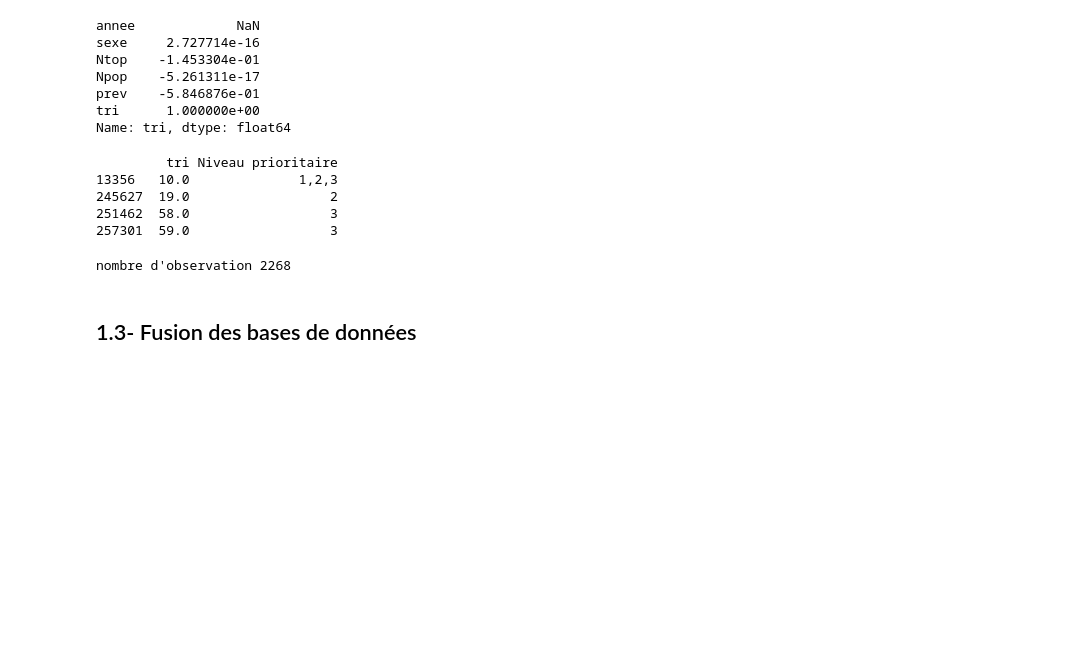
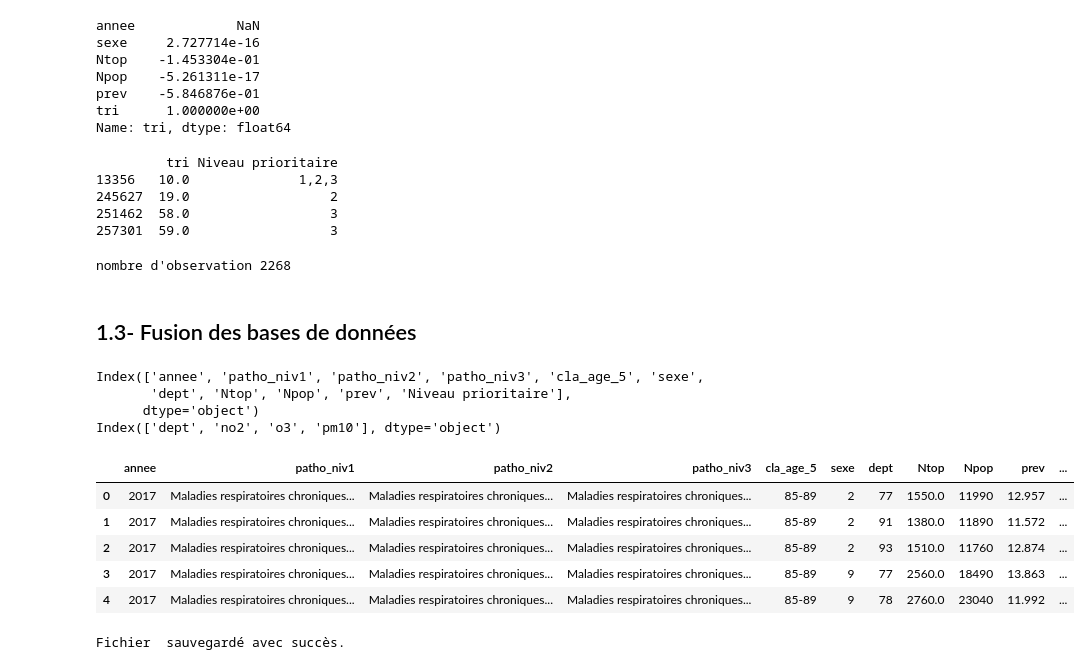
Before and after one commit to IvanaKUETE/projet-Python, a Jupyter notebook: projet/notebook/analyse_exploratoire.ipynb, the cells around one changed output. Cells and saved outputs as stored; diff of their text form; code cells hidden in the pictures; blank space fills up the shorter version.

```diff
--- a/projet/notebook/analyse_exploratoire.ipynb
+++ b/projet/notebook/analyse_exploratoire.ipynb
@@ -84,15 +83,15 @@ Variable :
     <li> PM10 (particules fines) : Mesuré en µg/m³, ce sont des particules en suspension dans l’air dont le diamètre est inférieur à 10 micromètres. Elles proviennent de diverses sources, y compris les émissions des véhicules, les industries, et les activités de construction.</li>
 </ul>
 # %%
-quali_air=qualite_air.copy()
+quali_aire=qualite_air.copy()
 var=['no2', 'o3', 'pm10']
-quali_air['dept']= qualite_air['ninsee'].astype(str).str[:2].astype(int)
+quali_aire['dept']= qualite_air['ninsee'].astype(str).str[:2].astype(int)
 
 
-quali_air=quali_air.groupby('dept')[var].mean().reset_index()
+quali_aire=quali_air.groupby('dept')[var].mean().reset_index()
 vars=['dept','no2', 'o3', 'pm10']
-quali_air=round(quali_air[vars],2)
-quali_air.head()
+quali_aire=round(quali_air[vars],2)
+quali_aire.head()
 # %% [output]
 |  | dept | no2 | o3 | pm10 |
 | 0 | 0 | 37.89 | 35.77 | 36.33 |
@@ -359,9 +358,9 @@ print(new_pathologie[['tri', 'Niveau prioritaire']].drop_duplicates())
 #on supprime donc la colonne tri
 new_data=new_pathologie.drop(columns =['tri'])
 # %%
-#on adapte une data-set dans les libelles
-#on supprime prev pour le calucler plutart
-new_data_1=new_data.drop(columns=['prev','libelle_classe_age','libelle_sexe'])
+#on adapte une data-set sans les libelles et le code top
+
+new_data_1=new_data.drop(columns=['top','libelle_classe_age','libelle_sexe'])
 # %%
 #new_data_1.head()
 print("nombre d'observation",new_data_1.shape[0])
@@ -371,3 +370,35 @@ nombre d'observation 2268
 <h2 style=" text-align:left">
 1.3- Fusion des bases de données
 </h2>
+# %%
+#on verifie les nom du colunms avant de fisionner .
+print(new_data_1.columns)
+print(quali_aire.columns)
+
+# on convertie la colonne dept en str pour les deux data
+new_data_1['dept'] = new_data_1['dept'].astype(int)
+quali_aire['dept'] = quali_aire['dept'].astype(int)
+# %% [output]
+Index(['annee', 'patho_niv1', 'patho_niv2', 'patho_niv3', 'cla_age_5', 'sexe',
+       'dept', 'Ntop', 'Npop', 'prev', 'Niveau prioritaire'],
+      dtype='object')
+Index(['dept', 'no2', 'o3', 'pm10'], dtype='object')
+# %%
+# on va faire un left joint
+
+principal_data = pd.merge(new_data_1,quali_aire, on="dept", how="left")
+principal_data.head(5)
+# %% [output]
+|  | annee | patho_niv1 | patho_niv2 | patho_niv3 | cla_age_5 | sexe | dept | Ntop | Npop | prev | ... |
+| 0 | 2017 | Maladies respiratoires chroniques... | Maladies respiratoires chroniques... | Maladies respiratoires chroniques... | 85-89 | 2 | 77 | 1550.0 | 11990 | 12.957 | ... |
+| 1 | 2017 | Maladies respiratoires chroniques... | Maladies respiratoires chroniques... | Maladies respiratoires chroniques... | 85-89 | 2 | 91 | 1380.0 | 11890 | 11.572 | ... |
+| 2 | 2017 | Maladies respiratoires chroniques... | Maladies respiratoires chroniques... | Maladies respiratoires chroniques... | 85-89 | 2 | 93 | 1510.0 | 11760 | 12.874 | ... |
+| 3 | 2017 | Maladies respiratoires chroniques... | Maladies respiratoires chroniques... | Maladies respiratoires chroniques... | 85-89 | 9 | 77 | 2560.0 | 18490 | 13.863 | ... |
+| 4 | 2017 | Maladies respiratoires chroniques... | Maladies respiratoires chroniques... | Maladies respiratoires chroniques... | 85-89 | 9 | 78 | 2760.0 | 23040 | 11.992 | ... |
+# %%
+# Sauvegarder le DataFrame dans un fichier CSV
+principal_data.to_csv("resultat_merge.csv", index=False)
+
+print("Fichier  sauvegardé avec succès.")
+# %% [output]
+Fichier  sauvegardé avec succès.
```
Also changed, not shown: parts of 6 cells of this notebook, 2 other files.
